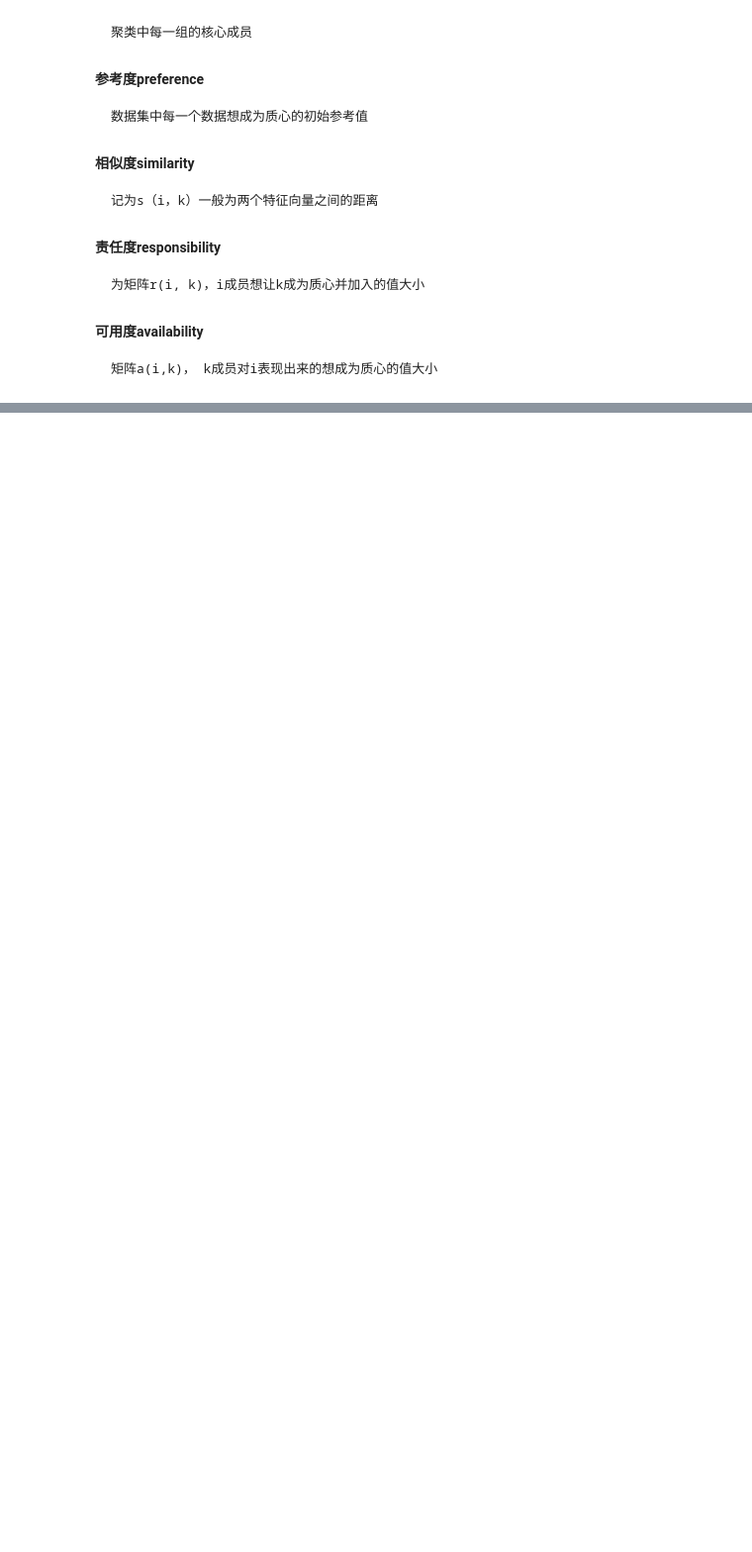
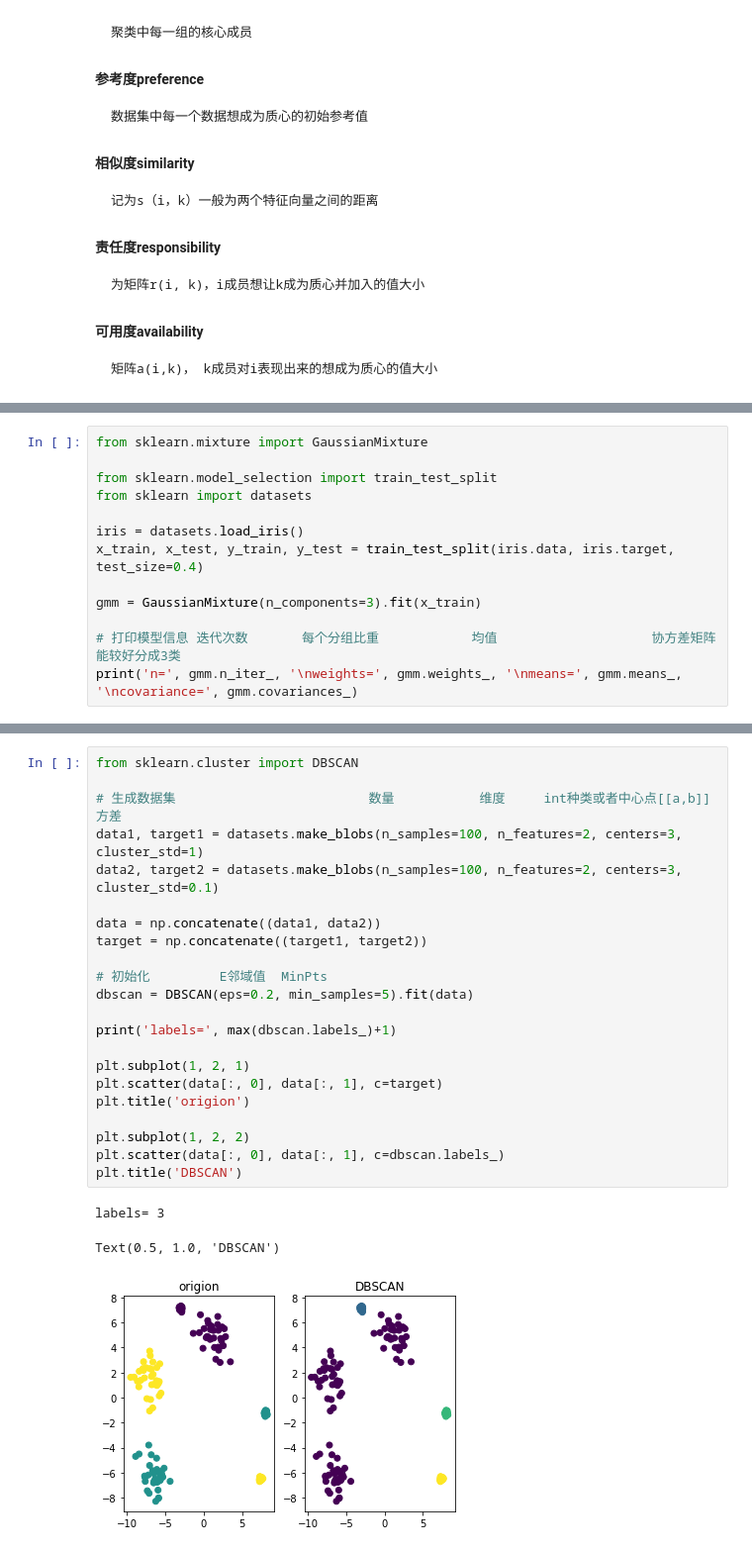
Before and after one commit to JanMCHEN/scikit-learning, a Jupyter notebook: unsupervised_learning.ipynb, the cells around one changed output, grey strips where cells are left out. Shown at 99% size. Cells and saved outputs as stored; diff of their text form; blank space fills up the shorter version.

Commit message:
cluster

```diff
--- a/unsupervised_learning.ipynb
+++ b/unsupervised_learning.ipynb
@@ -66,0 +83,13 @@ max(af.labels_)
+# %%
+from sklearn.mixture import GaussianMixture
+
+from sklearn.model_selection import train_test_split
+from sklearn import datasets
+
+iris = datasets.load_iris()
+x_train, x_test, y_train, y_test = train_test_split(iris.data, iris.target, test_size=0.4)
+
+gmm = GaussianMixture(n_components=3).fit(x_train)
+
+# 打印模型信息 迭代次数       每个分组比重            均值                    协方差矩阵    能较好分成3类
+print('n=', gmm.n_iter_, '\nweights=', gmm.weights_, '\nmeans=', gmm.means_, '\ncovariance=', gmm.covariances_)
@@ -66,0 +131,26 @@ max(af.labels_)
+# %%
+from sklearn.cluster import DBSCAN
+
+# 生成数据集                         数量           维度     int种类或者中心点[[a,b]]  方差
+data1, target1 = datasets.make_blobs(n_samples=100, n_features=2, centers=3, cluster_std=1)
+data2, target2 = datasets.make_blobs(n_samples=100, n_features=2, centers=3, cluster_std=0.1)
+
+data = np.concatenate((data1, data2))
+target = np.concatenate((target1, target2))
+
+# 初始化         E邻域值  MinPts
+dbscan = DBSCAN(eps=0.2, min_samples=5).fit(data)
+
+print('labels=', max(dbscan.labels_)+1)
+
+plt.subplot(1, 2, 1)
+plt.scatter(data[:, 0], data[:, 1], c=target)
+plt.title('origion')
+
+plt.subplot(1, 2, 2)
+plt.scatter(data[:, 0], data[:, 1], c=dbscan.labels_)
+plt.title('DBSCAN')
+# %% [output]
+labels= 3
+Text(0.5, 1.0, 'DBSCAN')
+[figure, added]
```
Also changed, not shown: parts of 8 cells of this notebook, 1 other file.
